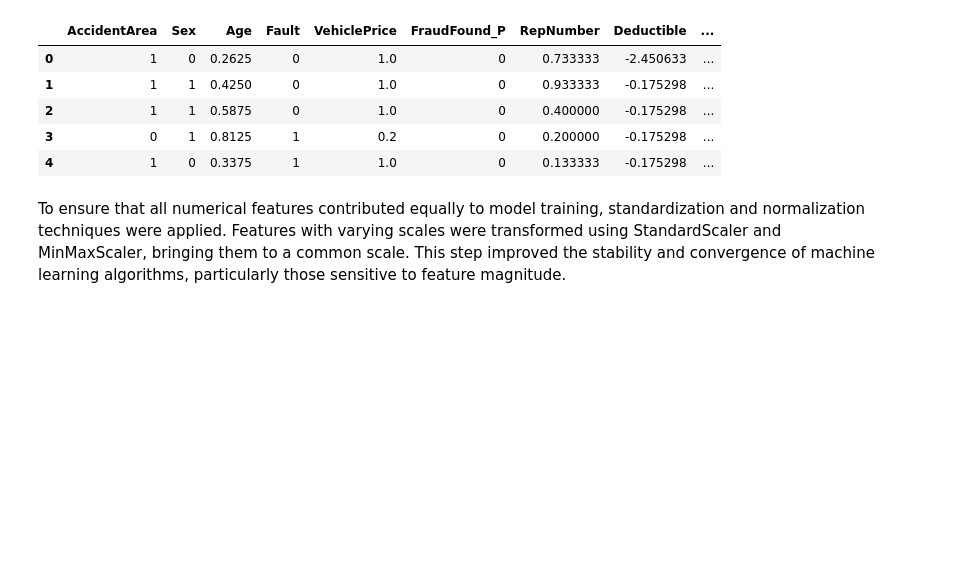
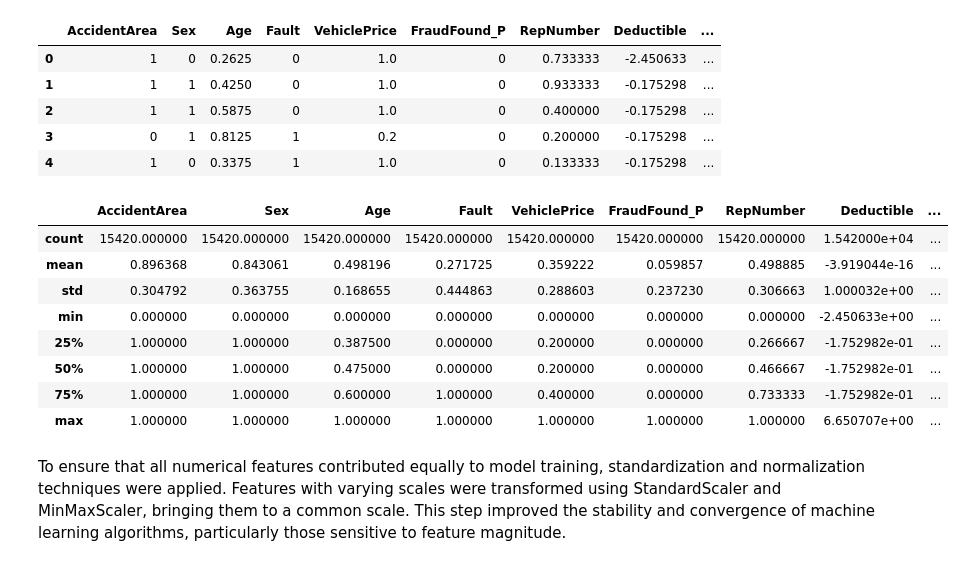
Before and after one commit to David38mk/vehicle-insurance-claim-fraud-datection-ML, a Jupyter notebook: notebooks/Vehicle-Insurance_claim_fraud_detection.ipynb, the cells around one changed output. Cells and saved outputs as stored; diff of their text form; code cells hidden in the pictures; blank space fills up the shorter version.

```diff
--- a/notebooks/Vehicle-Insurance_claim_fraud_detection.ipynb
+++ b/notebooks/Vehicle-Insurance_claim_fraud_detection.ipynb
@@ -296,6 +296,18 @@ data.head()
 | 2 | 1 | 1 | 0.5875 | 0 | 1.0 | 0 | 0.400000 | -0.175298 | ... |
 | 3 | 0 | 1 | 0.8125 | 1 | 0.2 | 0 | 0.200000 | -0.175298 | ... |
 | 4 | 1 | 0 | 0.3375 | 1 | 1.0 | 0 | 0.133333 | -0.175298 | ... |
+# %%
+data.describe()
+# %% [output]
+|  | AccidentArea | Sex | Age | Fault | VehiclePrice | FraudFound_P | RepNumber | Deductible | ... |
+| count | 15420.000000 | 15420.000000 | 15420.000000 | 15420.000000 | 15420.000000 | 15420.000000 | 15420.000000 | 1.542000e+04 | ... |
+| mean | 0.896368 | 0.843061 | 0.498196 | 0.271725 | 0.359222 | 0.059857 | 0.498885 | -3.919044e-16 | ... |
+| std | 0.304792 | 0.363755 | 0.168655 | 0.444863 | 0.288603 | 0.237230 | 0.306663 | 1.000032e+00 | ... |
+| min | 0.000000 | 0.000000 | 0.000000 | 0.000000 | 0.000000 | 0.000000 | 0.000000 | -2.450633e+00 | ... |
+| 25% | 1.000000 | 1.000000 | 0.387500 | 0.000000 | 0.200000 | 0.000000 | 0.266667 | -1.752982e-01 | ... |
+| 50% | 1.000000 | 1.000000 | 0.475000 | 0.000000 | 0.200000 | 0.000000 | 0.466667 | -1.752982e-01 | ... |
+| 75% | 1.000000 | 1.000000 | 0.600000 | 1.000000 | 0.400000 | 0.000000 | 0.733333 | -1.752982e-01 | ... |
+| max | 1.000000 | 1.000000 | 1.000000 | 1.000000 | 1.000000 | 1.000000 | 1.000000 | 6.650707e+00 | ... |
 # %% [markdown]
 To ensure that all numerical features contributed equally to model training, standardization and normalization techniques were applied. Features with varying scales were transformed using StandardScaler and MinMaxScaler, bringing them to a common scale. This step improved the stability and convergence of machine learning algorithms, particularly those sensitive to feature magnitude.
 # %% [markdown]
```
Also changed, not shown: parts of 5 cells of this notebook, 1 other file.
